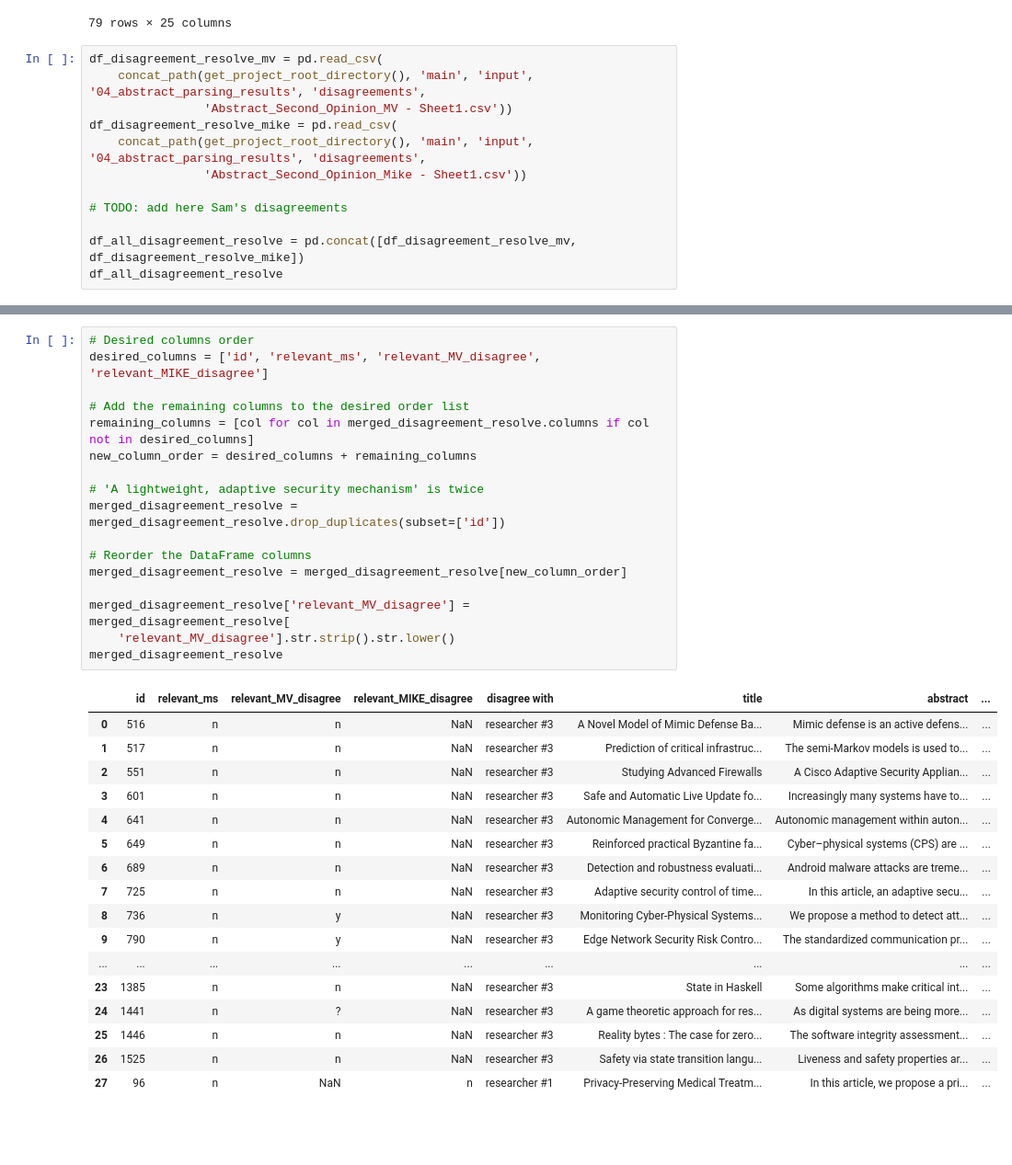
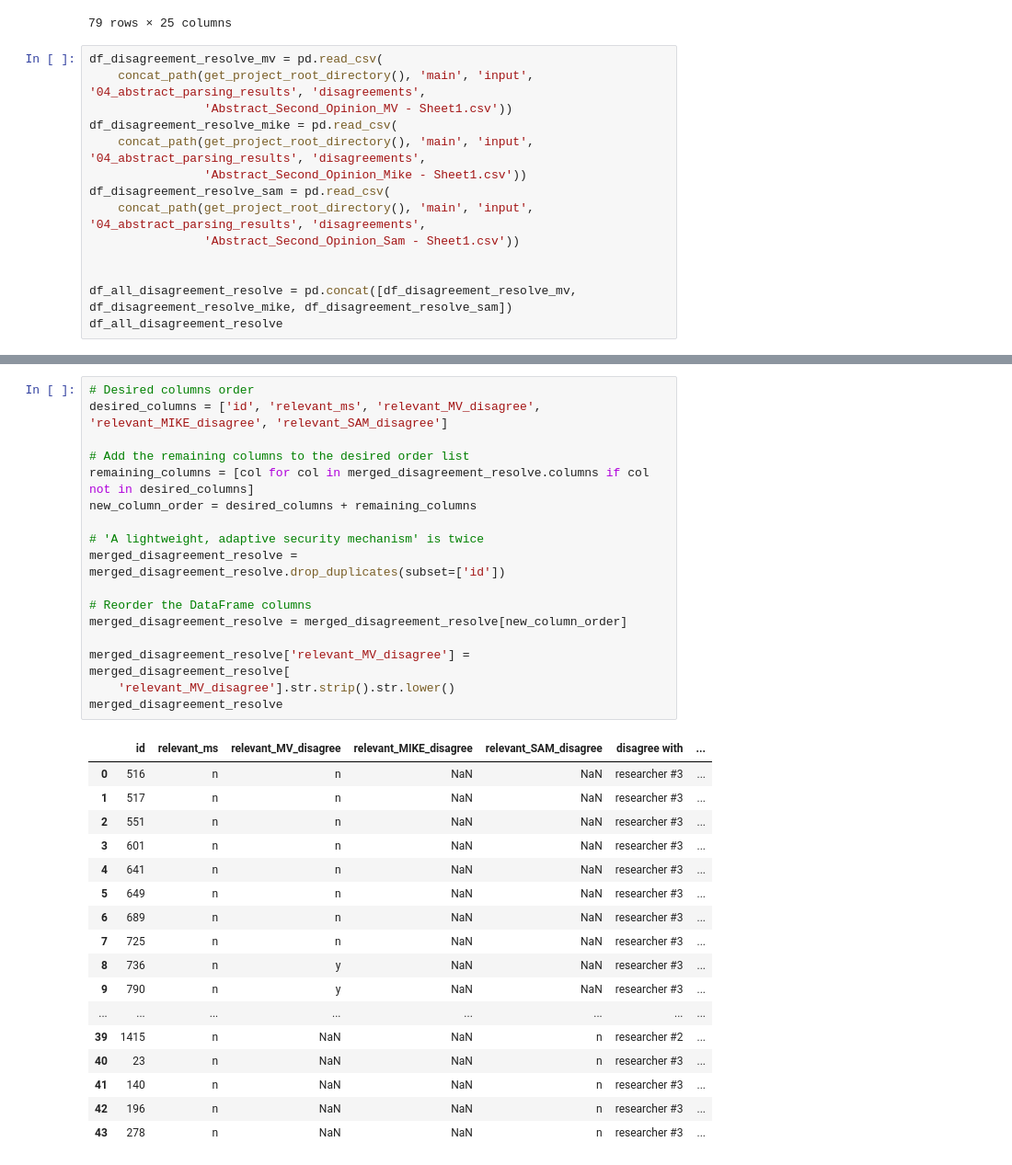
Before and after one commit to mstadler-jku/literature-search-tool-SLR, a Jupyter notebook: src/main/python/at/jku/scsl/main/04_00_abstract_exclusion.ipynb, the cells around one changed output, grey strips where cells are left out. Shown at 92% size. Cells and saved outputs as stored; diff of their text form; blank space fills up the shorter version.

Commit message:
added abstract disagreement resolving SAM

```diff
--- a/src/main/python/at/jku/scsl/main/04_00_abstract_exclusion.ipynb
+++ b/src/main/python/at/jku/scsl/main/04_00_abstract_exclusion.ipynb
@@ -149,10 +149,12 @@ df_disagreement_resolve_mv = pd.read_csv(
 df_disagreement_resolve_mike = pd.read_csv(
     concat_path(get_project_root_directory(), 'main', 'input', '04_abstract_parsing_results', 'disagreements',
                 'Abstract_Second_Opinion_Mike - Sheet1.csv'))
+df_disagreement_resolve_sam = pd.read_csv(
+    concat_path(get_project_root_directory(), 'main', 'input', '04_abstract_parsing_results', 'disagreements',
+                'Abstract_Second_Opinion_Sam - Sheet1.csv'))
 
-# TODO: add here Sam's disagreements
 
-df_all_disagreement_resolve = pd.concat([df_disagreement_resolve_mv, df_disagreement_resolve_mike])
+df_all_disagreement_resolve = pd.concat([df_disagreement_resolve_mv, df_disagreement_resolve_mike, df_disagreement_resolve_sam])
 df_all_disagreement_resolve
 # %% [output]
 |  | disagree with | id | title | abstract | relevant_MV_disagree | Comment Marco | Comment MV | ... |
@@ -198,35 +200,35 @@ merged_disagreement_resolve
 # %%
 # Desired columns order
-desired_columns = ['id', 'relevant_ms', 'relevant_MV_disagree', 'relevant_MIKE_disagree']
+desired_columns = ['id', 'relevant_ms', 'relevant_MV_disagree', 'relevant_MIKE_disagree', 'relevant_SAM_disagree']
 
 # Add the remaining columns to the desired order list
 remaining_columns = [col for col in merged_disagreement_resolve.columns if col not in desired_columns]
 new_column_order = desired_columns + remaining_columns
 
 # 'A lightweight, adaptive security mechanism' is twice
 merged_disagreement_resolve = merged_disagreement_resolve.drop_duplicates(subset=['id'])
 
 # Reorder the DataFrame columns
 merged_disagreement_resolve = merged_disagreement_resolve[new_column_order]
 
 merged_disagreement_resolve['relevant_MV_disagree'] = merged_disagreement_resolve[
     'relevant_MV_disagree'].str.strip().str.lower()
 merged_disagreement_resolve
 # %% [output]
-|  | id | relevant_ms | relevant_MV_disagree | relevant_MIKE_disagree | disagree with | title | abstract | ... |
-| 0 | 516 | n | n | NaN | researcher #3 | A Novel Model of Mimic Defense Ba... | Mimic defense is an active defens... | ... |
-| 1 | 517 | n | n | NaN | researcher #3 | Prediction of critical infrastruc... | The semi-Markov models is used to... | ... |
-| 2 | 551 | n | n | NaN | researcher #3 | Studying Advanced Firewalls | A Cisco Adaptive Security Applian... | ... |
-| 3 | 601 | n | n | NaN | researcher #3 | Safe and Automatic Live Update fo... | Increasingly many systems have to... | ... |
-| 4 | 641 | n | n | NaN | researcher #3 | Autonomic Management for Converge... | Autonomic management within auton... | ... |
-| 5 | 649 | n | n | NaN | researcher #3 | Reinforced practical Byzantine fa... | Cyber–physical systems (CPS) are ... | ... |
-| 6 | 689 | n | n | NaN | researcher #3 | Detection and robustness evaluati... | Android malware attacks are treme... | ... |
-| 7 | 725 | n | n | NaN | researcher #3 | Adaptive security control of time... | In this article, an adaptive secu... | ... |
-| 8 | 736 | n | y | NaN | researcher #3 | Monitoring Cyber-Physical Systems... | We propose a method to detect att... | ... |
-| 9 | 790 | n | y | NaN | researcher #3 | Edge Network Security Risk Contro... | The standardized communication pr... | ... |
-| ... | ... | ... | ... | ... | ... | ... | ... | ... |
-| 23 | 1385 | n | n | NaN | researcher #3 | State in Haskell | Some algorithms make critical int... | ... |
-| 24 | 1441 | n | ? | NaN | researcher #3 | A game theoretic approach for res... | As digital systems are being more... | ... |
-| 25 | 1446 | n | n | NaN | researcher #3 | Reality bytes : The case for zero... | The software integrity assessment... | ... |
-| 26 | 1525 | n | n | NaN | researcher #3 | Safety via state transition langu... | Liveness and safety properties ar... | ... |
-| 27 | 96 | n | NaN | n | researcher #1 | Privacy-Preserving Medical Treatm... | In this article, we propose a pri... | ... |
+|  | id | relevant_ms | relevant_MV_disagree | relevant_MIKE_disagree | relevant_SAM_disagree | disagree with | ... |
+| 0 | 516 | n | n | NaN | NaN | researcher #3 | ... |
+| 1 | 517 | n | n | NaN | NaN | researcher #3 | ... |
+| 2 | 551 | n | n | NaN | NaN | researcher #3 | ... |
+| 3 | 601 | n | n | NaN | NaN | researcher #3 | ... |
+| 4 | 641 | n | n | NaN | NaN | researcher #3 | ... |
+| 5 | 649 | n | n | NaN | NaN | researcher #3 | ... |
+| 6 | 689 | n | n | NaN | NaN | researcher #3 | ... |
+| 7 | 725 | n | n | NaN | NaN | researcher #3 | ... |
+| 8 | 736 | n | y | NaN | NaN | researcher #3 | ... |
+| 9 | 790 | n | y | NaN | NaN | researcher #3 | ... |
+| ... | ... | ... | ... | ... | ... | ... | ... |
+| 39 | 1415 | n | NaN | NaN | n | researcher #2 | ... |
+| 40 | 23 | n | NaN | NaN | n | researcher #3 | ... |
+| 41 | 140 | n | NaN | NaN | n | researcher #3 | ... |
+| 42 | 196 | n | NaN | NaN | n | researcher #3 | ... |
+| 43 | 278 | n | NaN | NaN | n | researcher #3 | ... |
```
Also changed, not shown: parts of 6 cells of this notebook, 2 other files.
